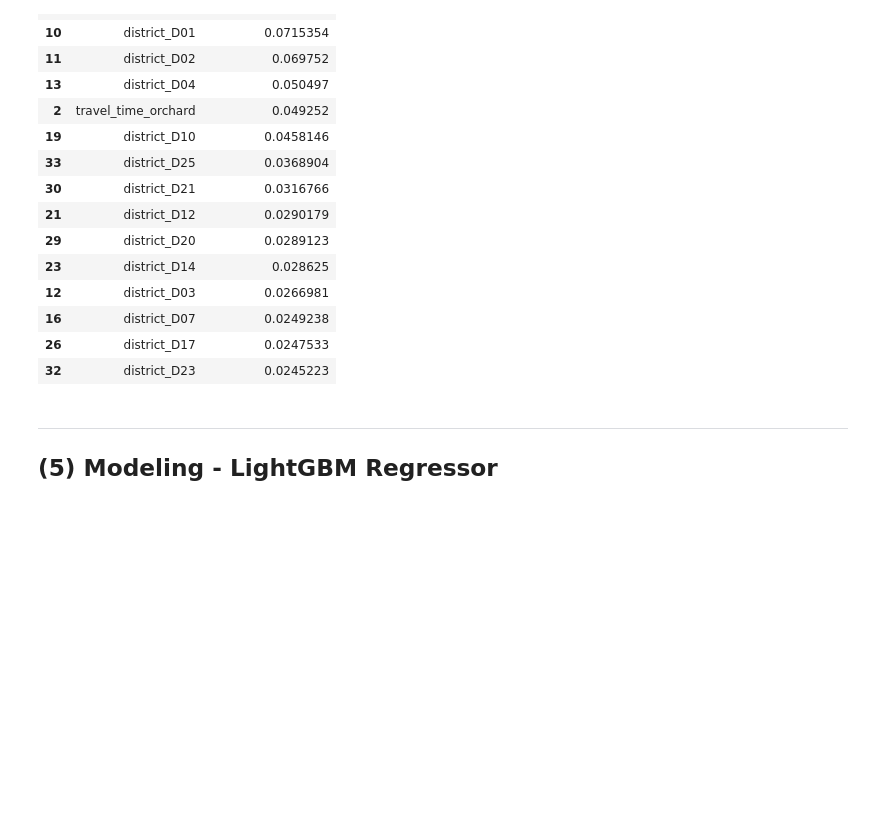
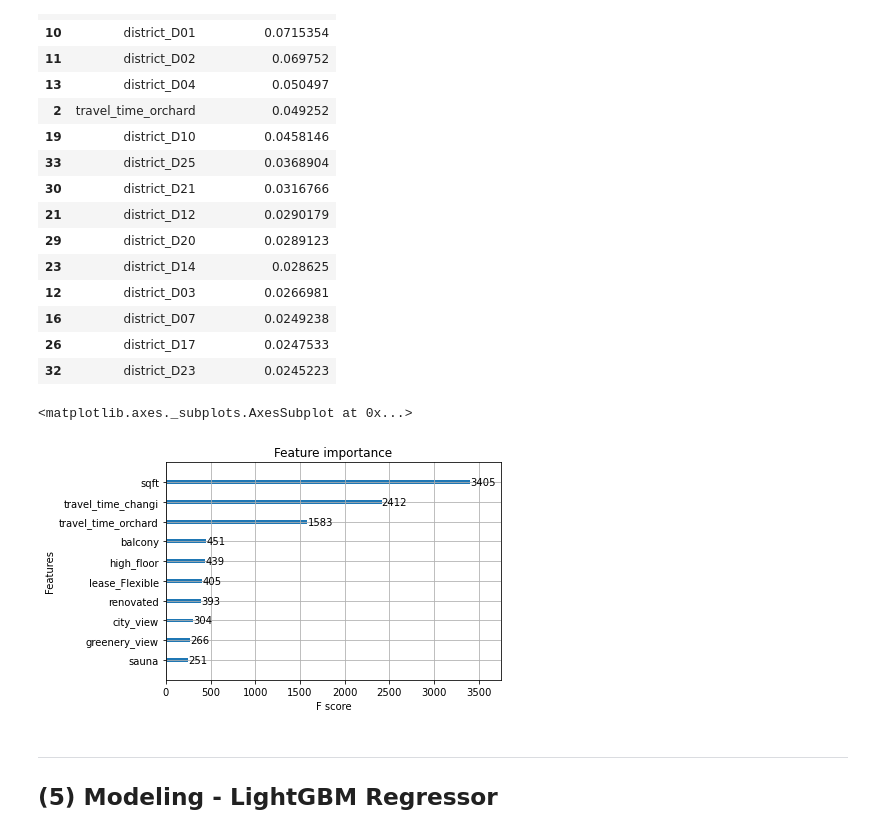
Before and after one commit to kennethleungty/Singapore-Condo-Rental-Market-Analysis, a Jupyter notebook: Part 3 - Rental Price Prediction.ipynb, the cells around one changed output. Drawn from its saved outputs; the diff is of its cells as text; code cells hidden in the pictures; blank space fills up the shorter version.

```diff
--- a/Part 3 - Rental Price Prediction.ipynb
+++ b/Part 3 - Rental Price Prediction.ipynb
@@ -627,6 +630,11 @@ xgb_features.sort_values(by = 'Importance Score', ascending = False).head(15)
 | 16 | district_D07 | 0.0249238 |
 | 26 | district_D17 | 0.0247533 |
 | 32 | district_D23 | 0.0245223 |
+# %%
+plot_importance(best_xgb_reg, max_num_features = 10)
+# %% [output]
+<matplotlib.axes._subplots.AxesSubplot at 0x...>
+[figure, added]
 # %% [markdown]
 ___
 <a name="section-5"></a>
```
Also changed, not shown: parts of 5 cells of this notebook, 3 other files.
